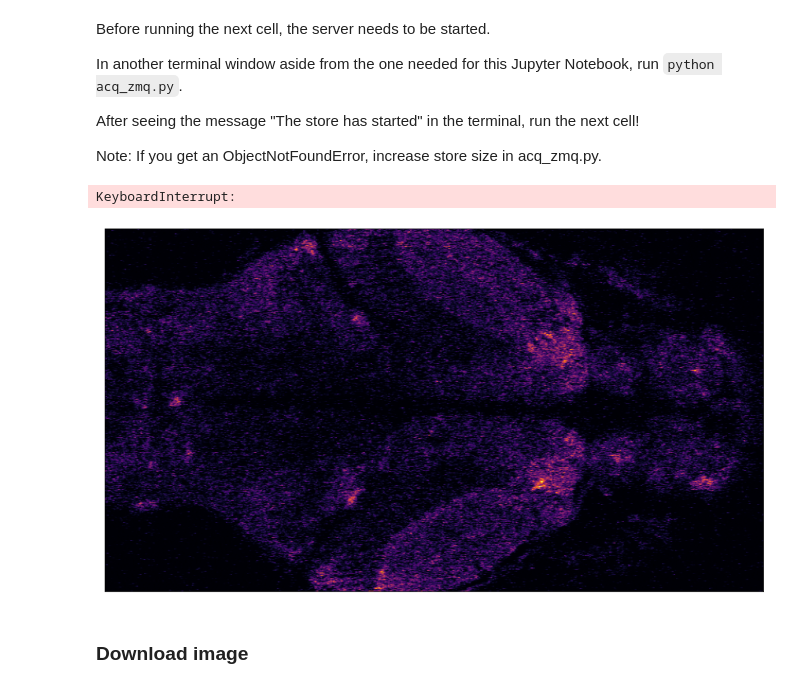
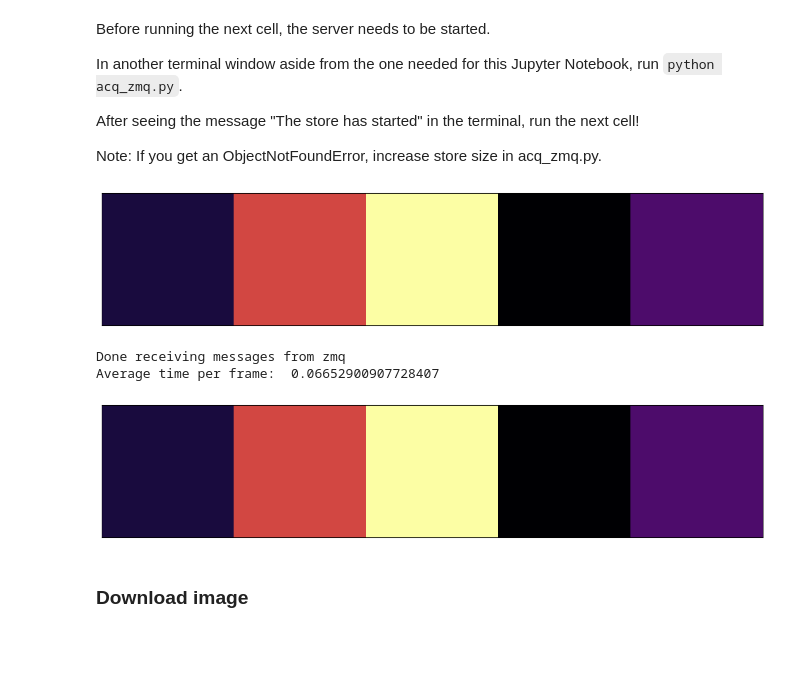
Before and after one commit to project-improv/improv, a Jupyter notebook: demos/jupyter/visual_interface_demo.ipynb, the cells around one changed output. Drawn from its saved outputs; the diff is of its cells as text; code cells hidden in the pictures; blank space fills up the shorter version.

```diff
--- a/demos/jupyter/visual_interface_demo.ipynb
+++ b/demos/jupyter/visual_interface_demo.ipynb
@@ -25,47 +25,59 @@ After seeing the message "The store has started" in the terminal, run the next c
 Note: If you get an ObjectNotFoundError, increase store size in acq_zmq.py.
 # %%
 # connecting to the store and setting up the ZMQ socket
-lmb = Limbo(store_loc="/tmp/store")
+lmb = StoreInterface(store_loc="/tmp/8b67fd0b-88e1-488e-8059-5092057782e7")
 context = zmq.Context()
 socket = context.socket(zmq.SUB)
-socket.connect("tcp://127.0.0.1:5555")
+socket.connect("tcp://127.0.0.1:5556")
 socket.setsockopt_string(zmq.SUBSCRIBE, '')
+# time.sleep(1)
+# while True:
+#     try:
+#         store_loc = socket.recv_string(flags=zmq.NOBLOCK)
+#         break
+#     except zmq.Again:
+#         pass
+# print("Connected to store at: ", store_loc)
 
 # configuration settings for plotting
 fig = plt.figure(figsize=(15,10))
 ax = fig.add_subplot(1,1,1)
 ax.axes.get_xaxis().set_visible(False)
 ax.axes.get_yaxis().set_visible(False)
 clear_output()
 
 # preparation to start receiving messages
-# timing_loop = []
+timing_loop = []
 n=1
 print("Waiting to receive message from zmq ...")
 
 # loop to run live image updates
 while True:
+    message = socket.recv()
+    if message == b'quit':
+        break
     t1 = time.time()
     clear_output(wait=True)
-
-    message = socket.recv()
     object_id = plasma.ObjectID(message)
     try:
         data = lmb.getID(object_id)
     except ObjectNotFoundError:
         pass
 
     ax.cla()
     ax.imshow(data, cmap='inferno')
     display(fig)
-
     loop_time = time.time() - t1
     timing_loop.append(loop_time)
+    n=n+1
 
-    n=n+1
+print("Done receiving messages from zmq")
+print("Average time per frame: ", mean(timing_loop))
 # %% [output]
+[figure, new version]
-KeyboardInterrupt:
+Done receiving messages from zmq
+Average time per frame:  0.06652900907728407
-[figure, old version]
+[figure, added]
 # %% [markdown]
 ### Download image
 # %%
```
Also changed, not shown: parts of 1 cell of this notebook, 3 other files.
